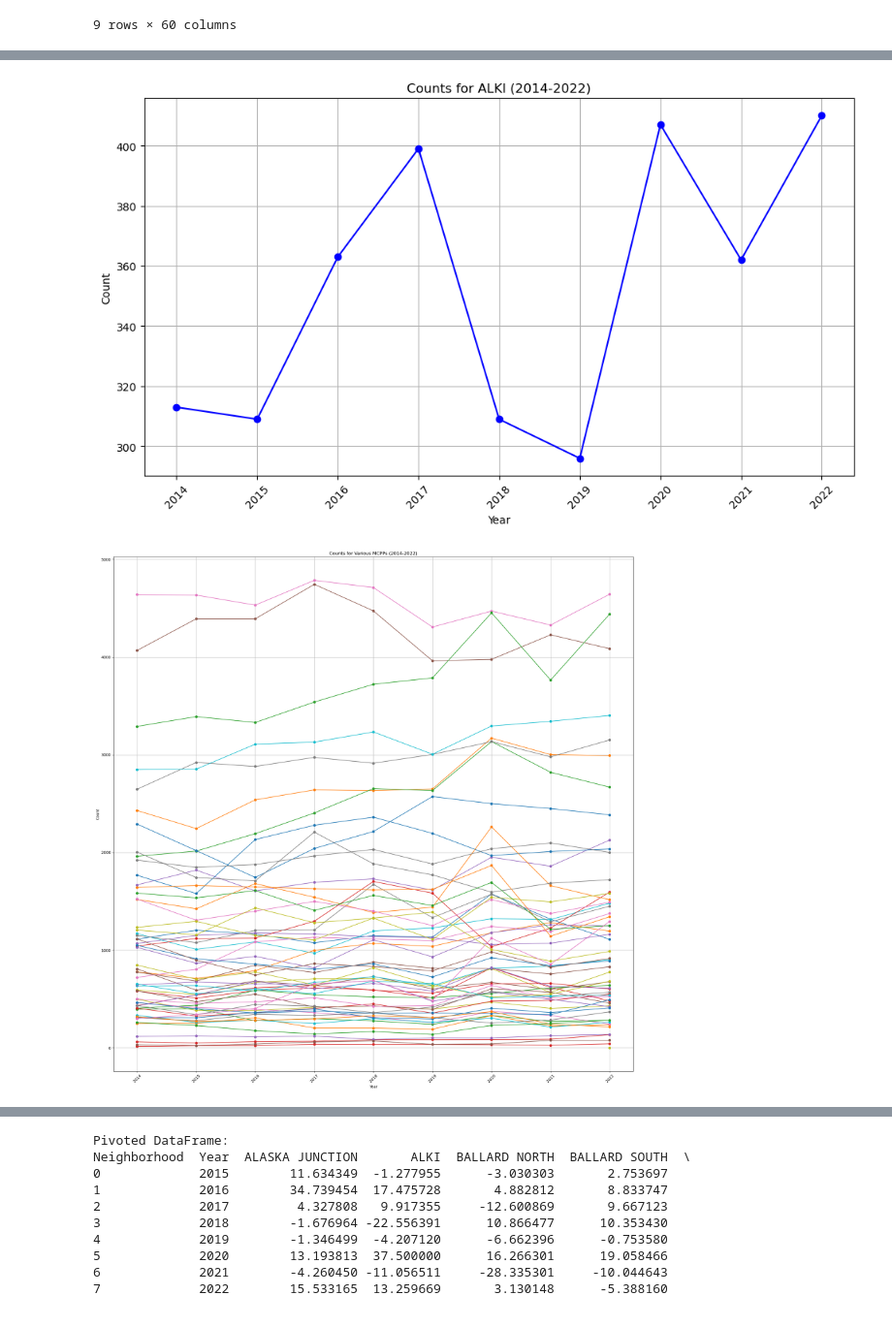
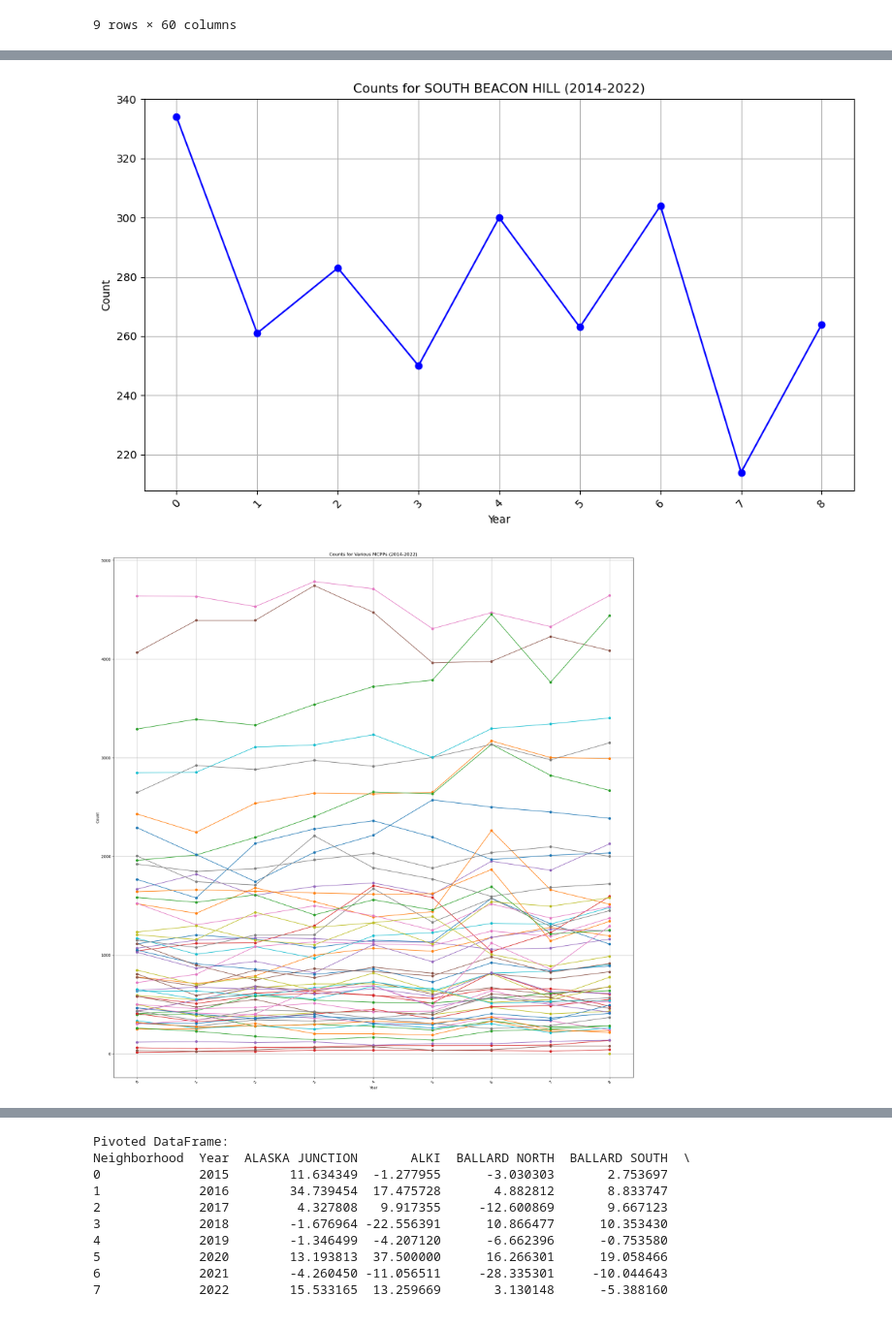
Before and after one commit to nemdim/Capstone-Project-Group-1, a Jupyter notebook: certain_crime_types.ipynb, the cells around one changed output, grey strips where cells are left out. Shown at 97% size. Cells and saved outputs as stored; diff of their text form; code cells hidden in the pictures.

```diff
--- a/certain_crime_types.ipynb
+++ b/certain_crime_types.ipynb
@@ -306,3 +355,5 @@ summary_df
 | 2021 | 4181 | 4328 | 4228 | 3765 | 3343 | 2979 | 3002 | ... |
 | 2022 | 4632 | 4644 | 4086 | 4441 | 3403 | 3152 | 2993 | ... |
 9 rows × 60 columns
+# %%
+summary_df['SOUTH BEACON HILL/NEWHOLLY'] = summary_df['SOUTH BEACON HILL'] + summary_df['NEW HOLLY']
@@ -308,0 +374,4 @@ summary_df
+# %%
+summary_df['PIONEER SQUARE/INTERNATIONAL DISTRICT'] = summary_df['CHINATOWN/INTERNATIONAL DISTRICT'] + summary_df['PIONEER SQUARE']
+# %%
+summary_df = summary_df.reset_index()
@@ -364,17 +585,17 @@ plt.show()
 # %%
 plt.figure(figsize=(10, 6))
-plt.plot(summary_df.index, summary_df['ALKI'], marker='o', linestyle='-', color='b')
-plt.title('Counts for ALKI (2014-2022)')
+plt.plot(summary_df.index, summary_df['SOUTH BEACON HILL'], marker='o', linestyle='-', color='b')
+plt.title('Counts for SOUTH BEACON HILL (2014-2022)')
 plt.xlabel('Year')
 plt.ylabel('Count')
 plt.grid(True)
 plt.xticks(rotation=45)  # Rotate x-axis labels for better readability
 plt.tight_layout()  # Adjust plot to fit labels
 
 # Show the plot
 plt.show()
 # %% [output]
-[figure, old version]
+[figure, new version]
 # %%
 plt.figure(figsize=(20, 20))
 for column in ['MAGNOLIA', 'ROOSEVELT/RAVENNA', 'BALLARD SOUTH',
@@ -409,7 +630,7 @@ plt.tight_layout()  # Adjust plot to fit labels
 # Show the plot
 plt.show()
 # %% [output]
-[figure, old version]
+[figure, new version]
 # %%
 # Define the start and end years
 start_year = summary_df.index.min()
```
Also changed, not shown: parts of 47 cells of this notebook.
